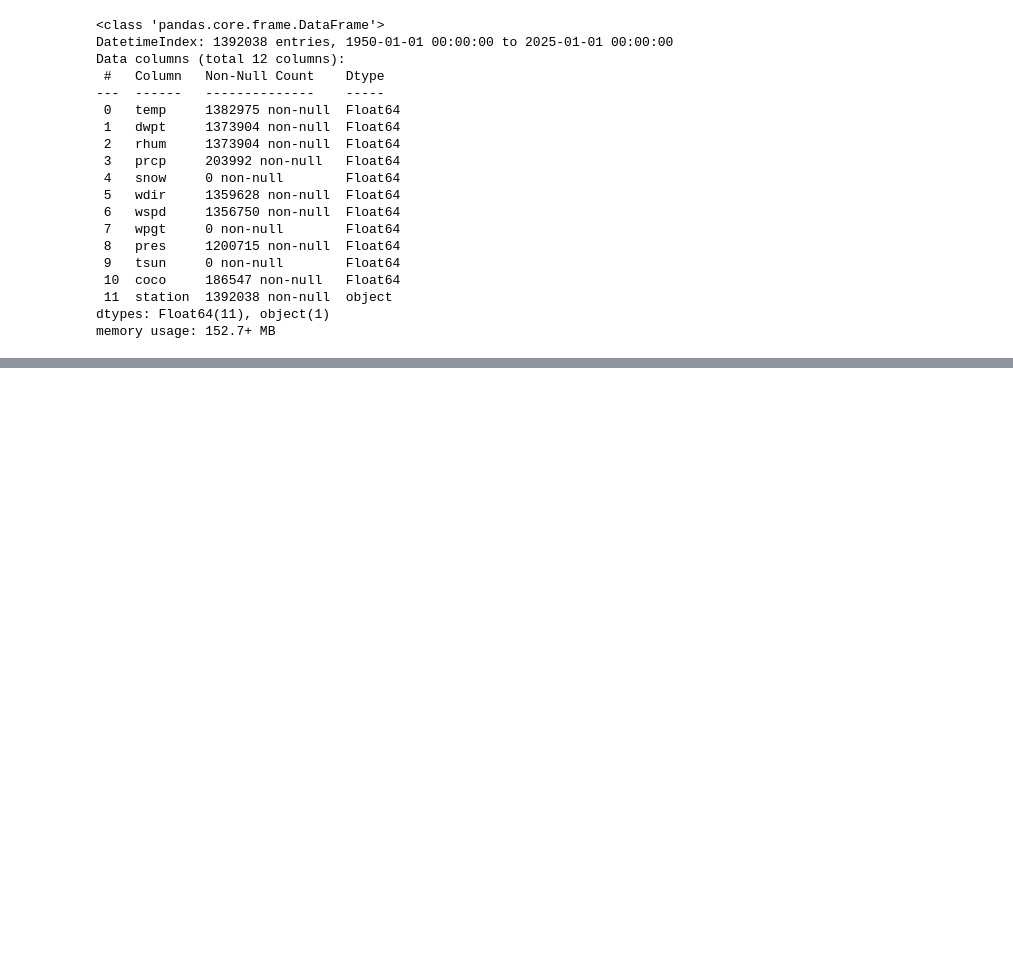
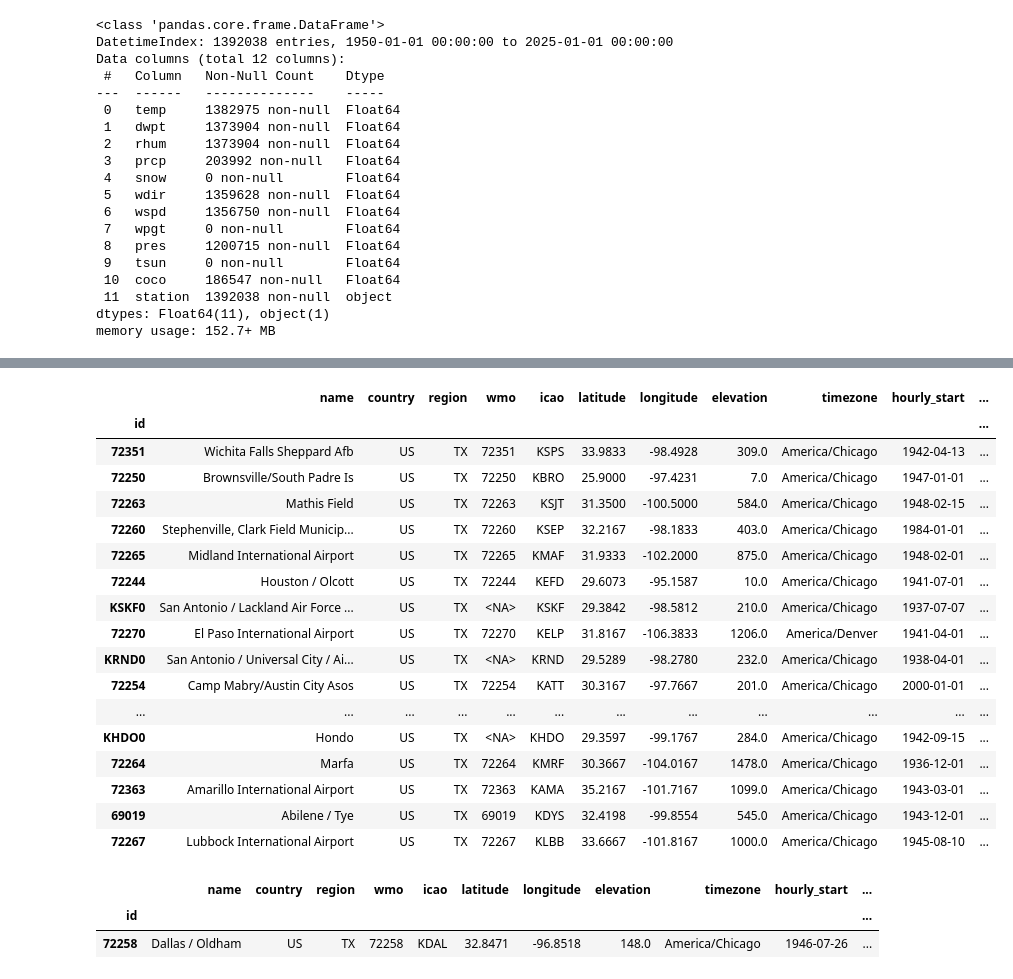
Before and after one commit to Nurislam-Slam/home-laba, a Jupyter notebook: weather-project/Weather_data_loader.ipynb, the cells around one changed output, grey strips where cells are left out. Cells and saved outputs as stored; diff of their text form; code cells hidden in the pictures; blank space fills up the shorter version.

```diff
--- a/weather-project/Weather_data_loader.ipynb
+++ b/weather-project/Weather_data_loader.ipynb
@@ -143,0 +277,5 @@ meteostations.to_parquet("kz_meteostations_ref.parquet", index=True)
+# %%
+stations = Stations()
+stations = stations.region('US')
+
+'Stations in USA:', stations.count()
@@ -143,0 +284,2 @@ meteostations.to_parquet("kz_meteostations_ref.parquet", index=True)
+# %%
+meteostations_USA = stations.fetch()
@@ -143,0 +303,36 @@ meteostations.to_parquet("kz_meteostations_ref.parquet", index=True)
+# %%
+meteostations_USA=meteostations_USA[meteostations_USA['region'].isin(['MI','TX'])]
+# %%
+meteostations_USA_TX = meteostations_USA[
+    (meteostations_USA['region'] == 'TX') &
+    (meteostations_USA['daily_start'].notna())
+]
+# %%
+meteostations_USA_TX=meteostations_USA_TX.sort_values(by='daily_start')
+meteostations_USA_TX.head(20)
+# %% [output]
+|  | name | country | region | wmo | icao | latitude | longitude | elevation | timezone | hourly_start | ... |
+| id |  |  |  |  |  |  |  |  |  |  | ... |
+| 72351 | Wichita Falls Sheppard Afb | US | TX | 72351 | KSPS | 33.9833 | -98.4928 | 309.0 | America/Chicago | 1942-04-13 | ... |
+| 72250 | Brownsville/South Padre Is | US | TX | 72250 | KBRO | 25.9000 | -97.4231 | 7.0 | America/Chicago | 1947-01-01 | ... |
+| 72263 | Mathis Field | US | TX | 72263 | KSJT | 31.3500 | -100.5000 | 584.0 | America/Chicago | 1948-02-15 | ... |
+| 72260 | Stephenville, Clark Field Municip... | US | TX | 72260 | KSEP | 32.2167 | -98.1833 | 403.0 | America/Chicago | 1984-01-01 | ... |
+| 72265 | Midland International Airport | US | TX | 72265 | KMAF | 31.9333 | -102.2000 | 875.0 | America/Chicago | 1948-02-01 | ... |
+| 72244 | Houston / Olcott | US | TX | 72244 | KEFD | 29.6073 | -95.1587 | 10.0 | America/Chicago | 1941-07-01 | ... |
+| KSKF0 | San Antonio / Lackland Air Force ... | US | TX | <NA> | KSKF | 29.3842 | -98.5812 | 210.0 | America/Chicago | 1937-07-07 | ... |
+| 72270 | El Paso International Airport | US | TX | 72270 | KELP | 31.8167 | -106.3833 | 1206.0 | America/Denver | 1941-04-01 | ... |
+| KRND0 | San Antonio / Universal City / Ai... | US | TX | <NA> | KRND | 29.5289 | -98.2780 | 232.0 | America/Chicago | 1938-04-01 | ... |
+| 72254 | Camp Mabry/Austin City Asos | US | TX | 72254 | KATT | 30.3167 | -97.7667 | 201.0 | America/Chicago | 2000-01-01 | ... |
+| ... | ... | ... | ... | ... | ... | ... | ... | ... | ... | ... | ... |
+| KHDO0 | Hondo | US | TX | <NA> | KHDO | 29.3597 | -99.1767 | 284.0 | America/Chicago | 1942-09-15 | ... |
+| 72264 | Marfa | US | TX | 72264 | KMRF | 30.3667 | -104.0167 | 1478.0 | America/Chicago | 1936-12-01 | ... |
+| 72363 | Amarillo International Airport | US | TX | 72363 | KAMA | 35.2167 | -101.7167 | 1099.0 | America/Chicago | 1943-03-01 | ... |
+| 69019 | Abilene / Tye | US | TX | 69019 | KDYS | 32.4198 | -99.8554 | 545.0 | America/Chicago | 1943-12-01 | ... |
+| 72267 | Lubbock International Airport | US | TX | 72267 | KLBB | 33.6667 | -101.8167 | 1000.0 | America/Chicago | 1945-08-10 | ... |
+# %%
+meteostations_USA_TX=meteostations_USA_TX[meteostations_USA_TX['name']=='Dallas / Oldham']
+meteostations_USA_TX
+# %% [output]
+|  | name | country | region | wmo | icao | latitude | longitude | elevation | timezone | hourly_start | ... |
+| id |  |  |  |  |  |  |  |  |  |  | ... |
+| 72258 | Dallas / Oldham | US | TX | 72258 | KDAL | 32.8471 | -96.8518 | 148.0 | America/Chicago | 1946-07-26 | ... |
```
Also changed, not shown: parts of 44 cells of this notebook, 3 other files.
